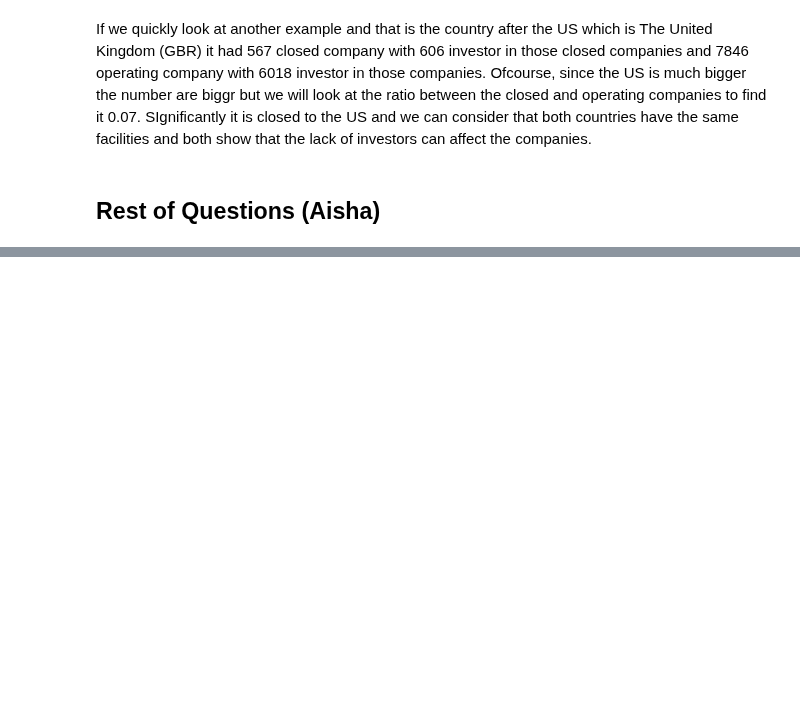
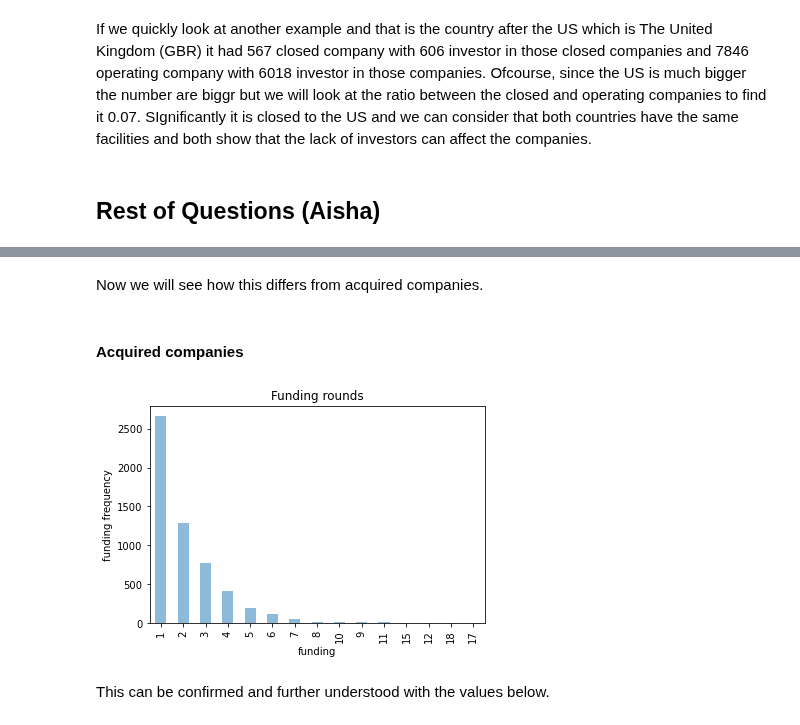
Before and after one commit to OdyAsh/StartupCompanies, a Jupyter notebook: Startup-Companies.ipynb, the cells around one changed output, grey strips where cells are left out. Saved outputs shown, nothing was run; the diff lists cells and outputs as text; code cells hidden in the pictures; blank space fills up the shorter version.

```diff
--- a/Startup-Companies.ipynb
+++ b/Startup-Companies.ipynb
@@ -1934,0 +2021,17 @@ If we quickly look at another example and that is the country after the US which
+# %% [markdown]
+Now we will see how this differs from acquired companies.
+# %% [markdown]
+#### Acquired companies
+# %%
+#acquired companies
+
+plt.title('funding rounds for aqcuired companies')
+acquired.funding_rounds.value_counts().plot(kind="bar",alpha=0.5)
+plt.title('Funding rounds')
+plt.xlabel('funding')
+plt.ylabel('funding frequency')
+plt.show()
+# %% [output]
+[figure, added]
+# %% [markdown]
+This can be confirmed and further understood with the values below.
```
Also changed, not shown: parts of 51 cells of this notebook.
